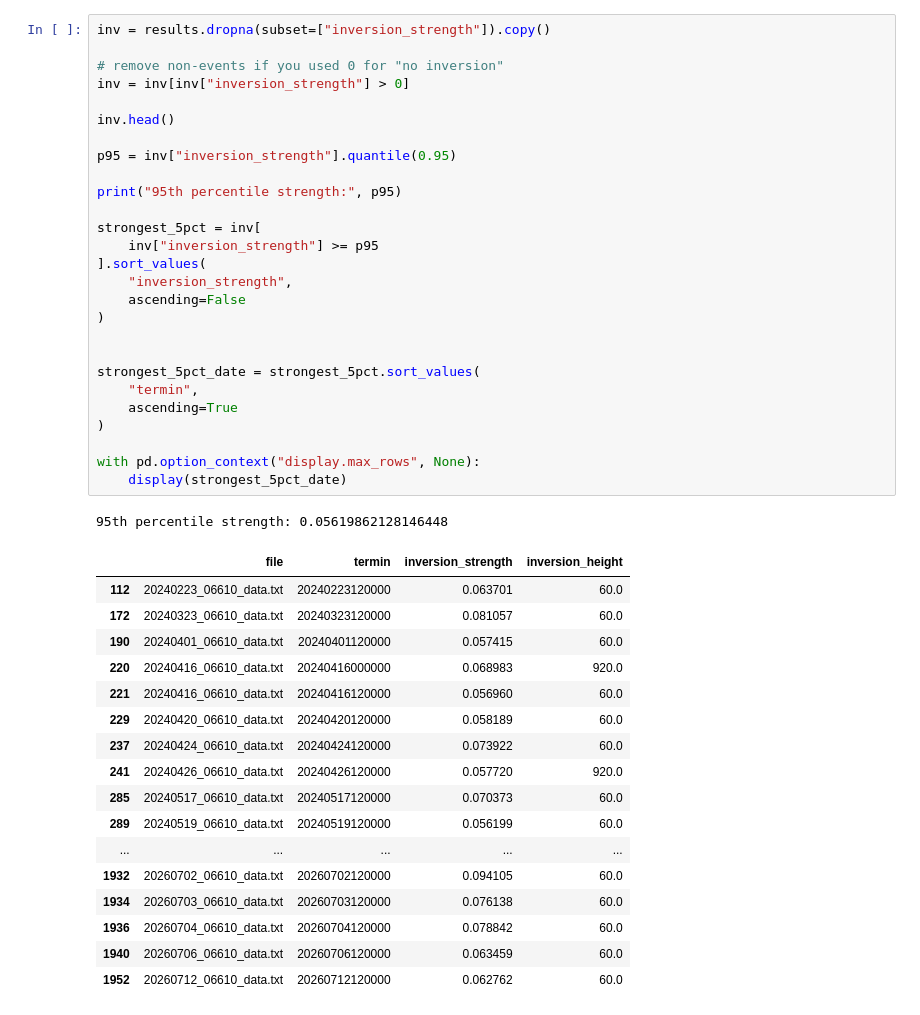
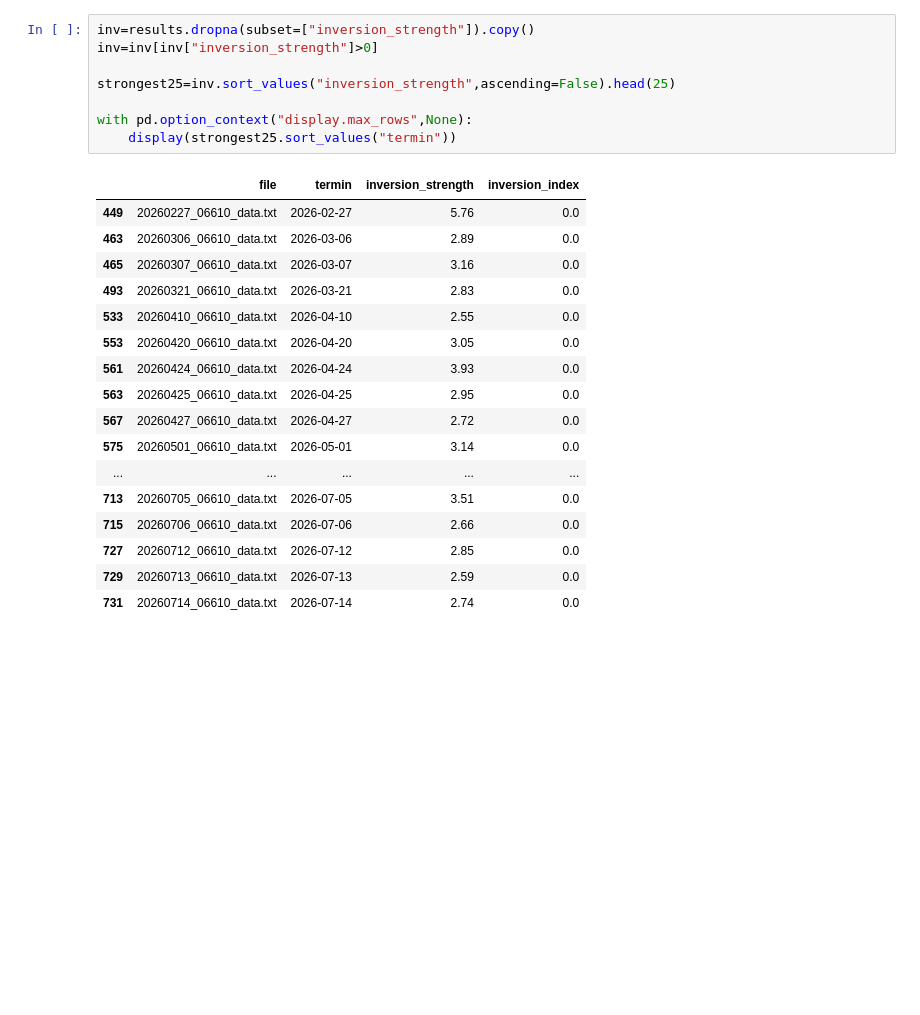
Before and after one commit to juliendelbeke/mch-analyses, a Jupyter notebook: examples/Polytope/Inv_from_soundings.ipynb, the cells around one changed output. Saved outputs shown, nothing was run; the diff lists cells and outputs as text; blank space fills up the shorter version.

```diff
--- a/examples/Polytope/Inv_from_soundings.ipynb
+++ b/examples/Polytope/Inv_from_soundings.ipynb
@@ -153,46 +61,26 @@ results.head()
 # %%
-inv = results.dropna(subset=["inversion_strength"]).copy()
+inv=results.dropna(subset=["inversion_strength"]).copy()
+inv=inv[inv["inversion_strength"]>0]
 
-# remove non-events if you used 0 for "no inversion"
-inv = inv[inv["inversion_strength"] > 0]
+strongest25=inv.sort_values("inversion_strength",ascending=False).head(25)
 
-inv.head()
-
-p95 = inv["inversion_strength"].quantile(0.95)
-
-print("95th percentile strength:", p95)
-
-strongest_5pct = inv[
-    inv["inversion_strength"] >= p95
-].sort_values(
-    "inversion_strength",
-    ascending=False
-)
-
-
-strongest_5pct_date = strongest_5pct.sort_values(
-    "termin",
-    ascending=True
-)
-
-with pd.option_context("display.max_rows", None):
-    display(strongest_5pct_date)
+with pd.option_context("display.max_rows",None):
+    display(strongest25.sort_values("termin"))
 # %% [output]
-95th percentile strength: 0.05619862128146448
-|  | file | termin | inversion_strength | inversion_height |
-| 112 | 20240223_06610_data.txt | 20240223120000 | 0.063701 | 60.0 |
-| 172 | 20240323_06610_data.txt | 20240323120000 | 0.081057 | 60.0 |
-| 190 | 20240401_06610_data.txt | 20240401120000 | 0.057415 | 60.0 |
-| 220 | 20240416_06610_data.txt | 20240416000000 | 0.068983 | 920.0 |
-| 221 | 20240416_06610_data.txt | 20240416120000 | 0.056960 | 60.0 |
-| 229 | 20240420_06610_data.txt | 20240420120000 | 0.058189 | 60.0 |
-| 237 | 20240424_06610_data.txt | 20240424120000 | 0.073922 | 60.0 |
-| 241 | 20240426_06610_data.txt | 20240426120000 | 0.057720 | 920.0 |
-| 285 | 20240517_06610_data.txt | 20240517120000 | 0.070373 | 60.0 |
-| 289 | 20240519_06610_data.txt | 20240519120000 | 0.056199 | 60.0 |
+|  | file | termin | inversion_strength | inversion_index |
+| 449 | 20260227_06610_data.txt | 2026-02-27 | 5.76 | 0.0 |
+| 463 | 20260306_06610_data.txt | 2026-03-06 | 2.89 | 0.0 |
+| 465 | 20260307_06610_data.txt | 2026-03-07 | 3.16 | 0.0 |
+| 493 | 20260321_06610_data.txt | 2026-03-21 | 2.83 | 0.0 |
+| 533 | 20260410_06610_data.txt | 2026-04-10 | 2.55 | 0.0 |
+| 553 | 20260420_06610_data.txt | 2026-04-20 | 3.05 | 0.0 |
+| 561 | 20260424_06610_data.txt | 2026-04-24 | 3.93 | 0.0 |
+| 563 | 20260425_06610_data.txt | 2026-04-25 | 2.95 | 0.0 |
+| 567 | 20260427_06610_data.txt | 2026-04-27 | 2.72 | 0.0 |
+| 575 | 20260501_06610_data.txt | 2026-05-01 | 3.14 | 0.0 |
 | ... | ... | ... | ... | ... |
-| 1932 | 20260702_06610_data.txt | 20260702120000 | 0.094105 | 60.0 |
-| 1934 | 20260703_06610_data.txt | 20260703120000 | 0.076138 | 60.0 |
-| 1936 | 20260704_06610_data.txt | 20260704120000 | 0.078842 | 60.0 |
-| 1940 | 20260706_06610_data.txt | 20260706120000 | 0.063459 | 60.0 |
-| 1952 | 20260712_06610_data.txt | 20260712120000 | 0.062762 | 60.0 |
+| 713 | 20260705_06610_data.txt | 2026-07-05 | 3.51 | 0.0 |
+| 715 | 20260706_06610_data.txt | 2026-07-06 | 2.66 | 0.0 |
+| 727 | 20260712_06610_data.txt | 2026-07-12 | 2.85 | 0.0 |
+| 729 | 20260713_06610_data.txt | 2026-07-13 | 2.59 | 0.0 |
+| 731 | 20260714_06610_data.txt | 2026-07-14 | 2.74 | 0.0 |
```
Also changed, not shown: parts of 3 cells of this notebook, 2 other files.
